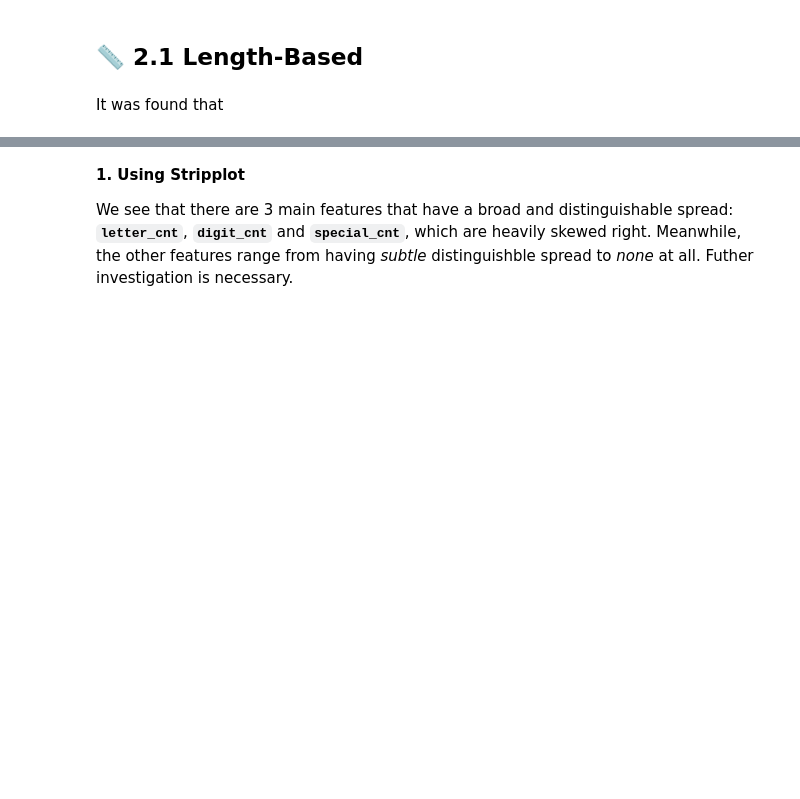
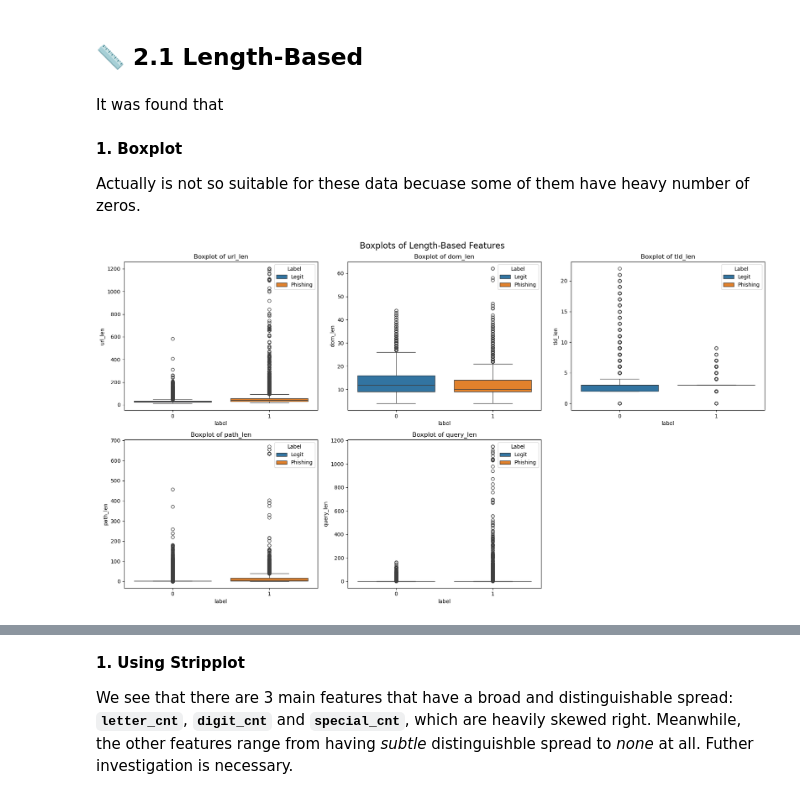
Before and after one commit to QMathsdude/phishing-url-detector, a Jupyter notebook: notebooks/01_EDA.ipynb, the cells around one changed output, grey strips where cells are left out. Saved outputs shown, nothing was run; the diff lists cells and outputs as text; code cells hidden in the pictures; blank space fills up the shorter version.

```diff
--- a/notebooks/01_EDA.ipynb
+++ b/notebooks/01_EDA.ipynb
@@ -341,3 +270,25 @@ It was found that
 # %%
 # Length only features
 features_len = ['url_len', 'dom_len', 'tld_len', 'path_len', 'query_len']
+# %% [markdown]
+**1. Boxplot**
+
+Actually is not so suitable for these data becuase some of them have heavy number of zeros.
+# %%
+# Boxplots for length-based features
+fig, axes = plt.subplots(2, 3, figsize=(18, 10))
+axes = axes.flatten()
+
+for i, col in enumerate(features_len):
+    sns.boxplot(data=df_filter, x='label', y=col, ax=axes[i], hue='label', hue_order=[0,1])
+    axes[i].legend(title='Label', labels=['Legit', 'Phishing'], loc='upper right')
+    axes[i].set_title(f'Boxplot of {col}')
+
+# Hide the last empty subplot
+axes[len(features_len)].set_visible(False)
+
+fig.suptitle('Boxplots of Length-Based Features', fontsize=16)
+plt.tight_layout()
+plt.show()
+# %% [output]
+[figure, added]
```
Also changed, not shown: parts of 58 cells of this notebook.
